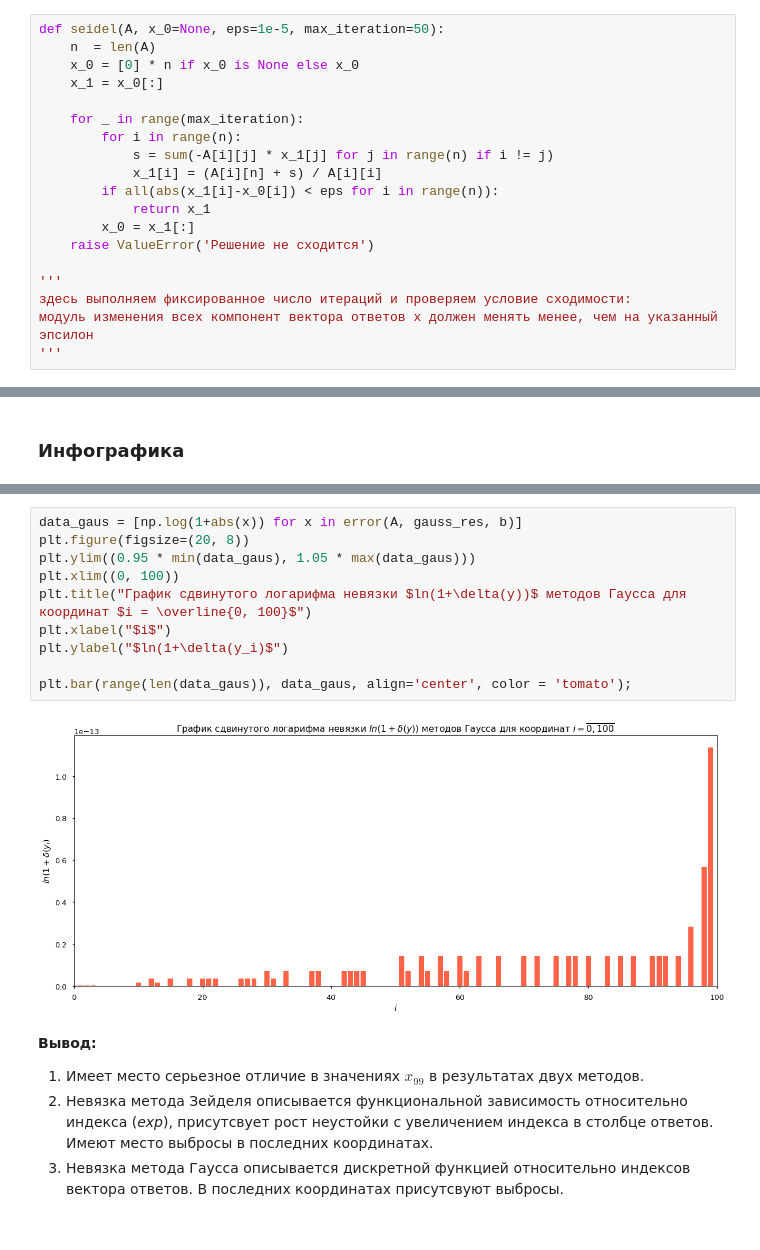
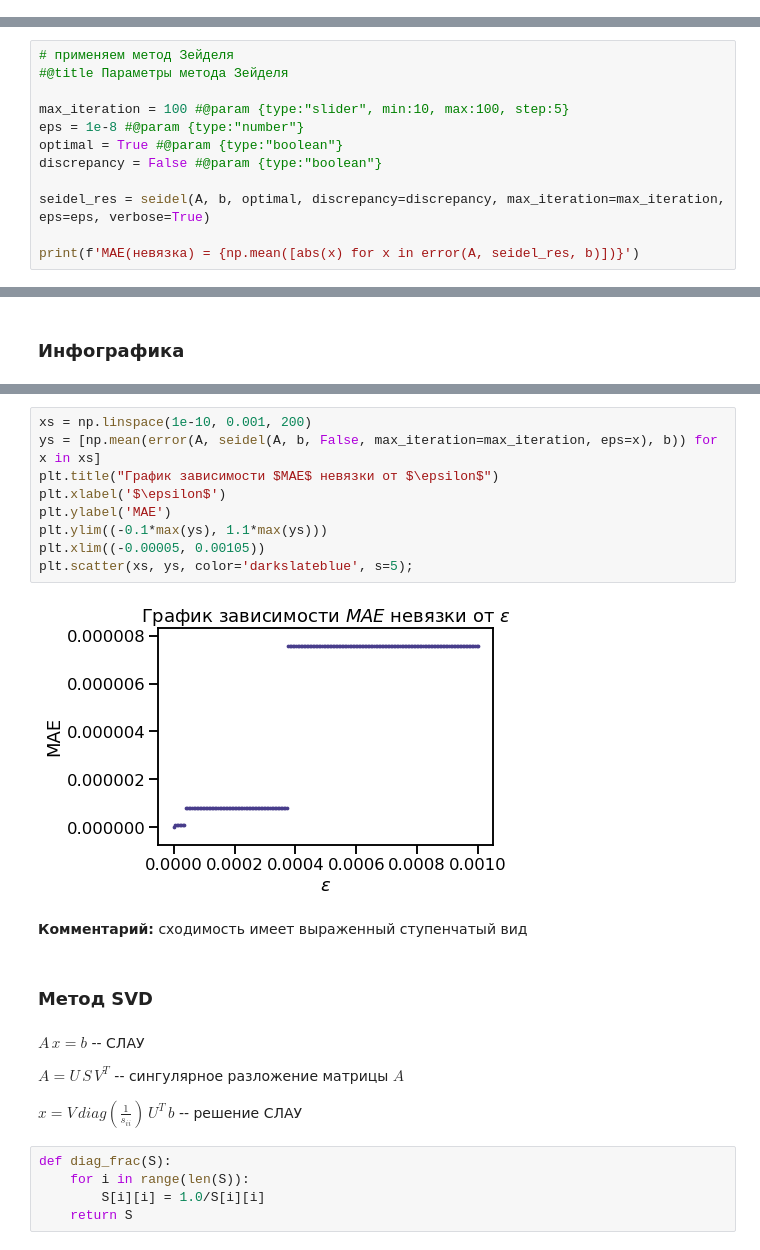
Before and after one commit to alexey-grigorev/Comp_Math, a Jupyter notebook: task_2.ipynb, the cells around one changed output, grey strips where cells are left out. Saved outputs shown, nothing was run; the diff lists cells and outputs as text.

```diff
--- a/task_2.ipynb
+++ b/task_2.ipynb
@@ -38,22 +41,3 @@ def gauss(A):
     return x
 # %% [markdown]
 ### Метод Зейделя
-# %%
-def seidel(A, x_0=None, eps=1e-5, max_iteration=50):
-    n  = len(A)
-    x_0 = [0] * n if x_0 is None else x_0
-    x_1 = x_0[:]
-
-    for _ in range(max_iteration):
-        for i in range(n):
-            s = sum(-A[i][j] * x_1[j] for j in range(n) if i != j)
-            x_1[i] = (A[i][n] + s) / A[i][i]
-        if all(abs(x_1[i]-x_0[i]) < eps for i in range(n)):
-            return x_1
-        x_0 = x_1[:]
-    raise ValueError('Решение не сходится')
-
-'''
-здесь выполняем фиксированное число итераций и проверяем условие сходимости:
-модуль изменения всех компонент вектора ответов x должен менять менее, чем на указанный эпсилон
-'''
@@ -106,0 +163,12 @@ lambda_max(A) = 12.007561
+# %%
+# применяем метод Зейделя
+#@title Параметры метода Зейделя
+
+max_iteration = 100 #@param {type:"slider", min:10, max:100, step:5}
+eps = 1e-8 #@param {type:"number"}
+optimal = True #@param {type:"boolean"}
+discrepancy = False #@param {type:"boolean"}
+
+seidel_res = seidel(A, b, optimal, discrepancy=discrepancy, max_iteration=max_iteration, eps=eps, verbose=True)
+
+print(f'MAE(невязка) = {np.mean([abs(x) for x in error(A, seidel_res, b)])}')
@@ -135,17 +185,26 @@ plt.bar(range(len(data_seid)), data_seid, align='center', color = 'mediumslatebl
-# %%
-data_gaus = [np.log(1+abs(x)) for x in error(A, gauss_res, b)]
-plt.figure(figsize=(20, 8))
-plt.ylim((0.95 * min(data_gaus), 1.05 * max(data_gaus)))
-plt.xlim((0, 100))
-plt.title("График сдвинутого логарифма невязки $ln(1+\delta(y))$ методов Гаусса для координат $i = \overline{0, 100}$")
-plt.xlabel("$i$")
-plt.ylabel("$ln(1+\delta(y_i)$")
-
-plt.bar(range(len(data_gaus)), data_gaus, align='center', color = 'tomato');
-# %% [output]
-[figure, removed]
-# %% [markdown]
-**Вывод:**
-1. Имеет место серьезное отличие в значениях $x_{99}$ в результатах двух методов.
-2. Невязка метода Зейделя описывается функциональной зависимость относительно индекса (_exp_), присутсвует рост неустойки с увеличением индекса в столбце ответов. Имеют место выбросы в последних координатах.
-3. Невязка метода Гаусса описывается дискретной функцией относительно индексов вектора ответов. В последних координатах присутсвуют выбросы.
+# %%
+xs = np.linspace(1e-10, 0.001, 200)
+ys = [np.mean(error(A, seidel(A, b, False, max_iteration=max_iteration, eps=x), b)) for x in xs]
+plt.title("График зависимости $MAE$ невязки от $\epsilon$")
+plt.xlabel('$\epsilon$')
+plt.ylabel('MAE')
+plt.ylim((-0.1*max(ys), 1.1*max(ys)))
+plt.xlim((-0.00005, 0.00105))
+plt.scatter(xs, ys, color='darkslateblue', s=5);
+# %% [output]
+[figure, added]
+# %% [markdown]
+**Комментарий:** сходимость имеет выраженный ступенчатый вид
+# %% [markdown]
+### Mетод SVD
+# %% [markdown]
+$A \, x = b$ -- СЛАУ
+
+$A = U\, S\, V^T$ -- сингулярное разложение матрицы $A$
+
+$x = V \, diag(\frac{1}{s_{ii}}) \, U^T\, b$ -- решение СЛАУ
+# %%
+def diag_frac(S):
+    for i in range(len(S)):
+        S[i][i] = 1.0/S[i][i]
+    return S
```
Also changed, not shown: parts of 39 cells of this notebook.
